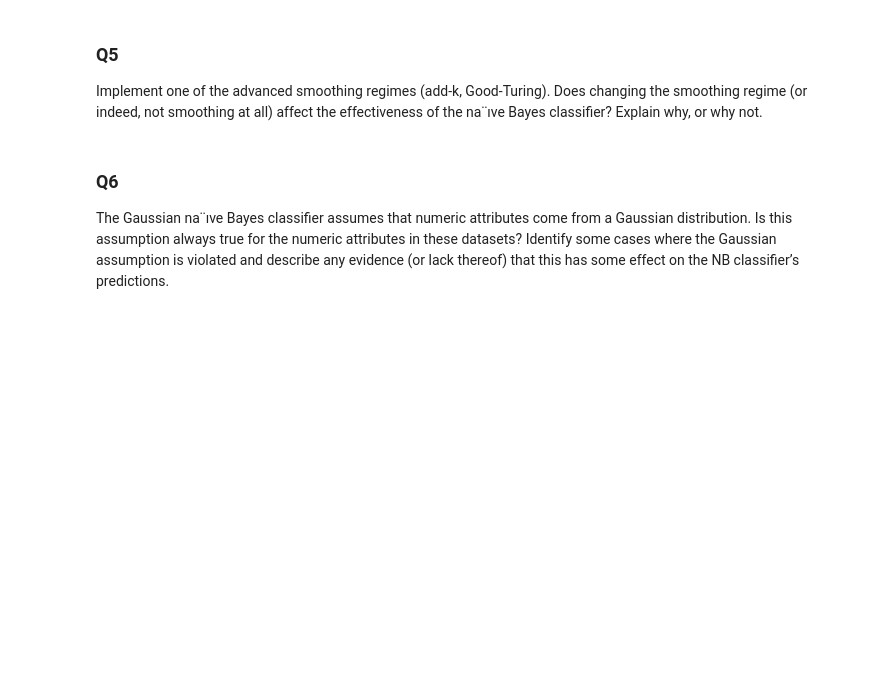
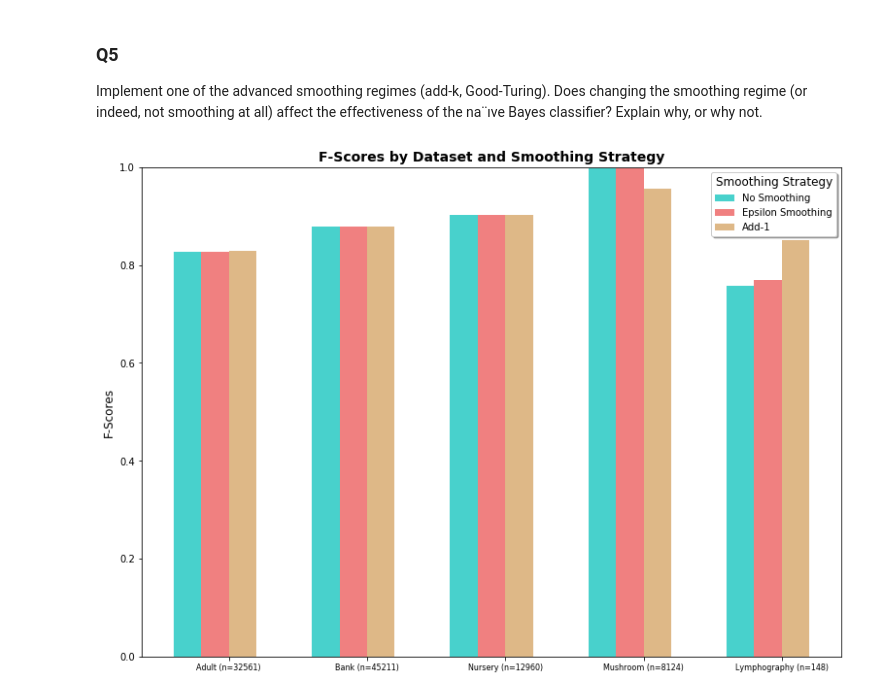
Before and after one commit to rohan-hitchcock/comp30027-machine-learning, a Jupyter notebook: ass1/src/submission/submission.ipynb, the cells around one changed output. Saved outputs shown, nothing was run; the diff lists cells and outputs as text; code cells hidden in the pictures; blank space fills up the shorter version.

```diff
--- a/ass1/src/submission/submission.ipynb
+++ b/ass1/src/submission/submission.ipynb
@@ -79,6 +683,3 @@ Evaluating the model on the same data that we use to train the model is consider
 # %% [markdown]
 ### Q5
 Implement one of the advanced smoothing regimes (add-k, Good-Turing). Does changing the smoothing regime (or indeed, not smoothing at all) affect the effectiveness of the na¨ıve Bayes classifier? Explain why, or why not.
-# %% [markdown]
-### Q6
-The Gaussian na¨ıve Bayes classifier assumes that numeric attributes come from a Gaussian distribution. Is this assumption always true for the numeric attributes in these datasets? Identify some cases where the Gaussian assumption is violated and describe any evidence (or lack thereof) that this has some effect on the NB classifier’s predictions.
@@ -84,0 +764,35 @@ The Gaussian na¨ıve Bayes classifier assumes that numeric attributes come from
+# %%
+#plot the results
+
+plt.rcParams['figure.figsize'] = [10, 7]
+
+nosmooth = np.array((adult_nosmooth["f-score"], bank_nosmooth["f-score"],
+                 nurs_nosmooth["f-score"], mush_nosmooth["f-score"],lymph_nosmooth["f-score"]))
+
+eps_smooth = np.array((adult_eps["f-score"], bank_eps["f-score"],
+                 nurs_eps["f-score"], mush_eps["f-score"], lymph_eps["f-score"]))
+
+ak_smooth = np.array((adult_ak["f-score"], bank_ak["f-score"],
+                 nurs_ak["f-score"], mush_ak["f-score"],lymph_ak["f-score"]))
+
+X = np.arange(5)
+ind = X + 0.3
+fig = plt.figure()
+ax = fig.add_axes([0,0,1,1])
+ax.set_ylim(0,1)
+ax.bar(X + 0.00, nosmooth, color = 'mediumturquoise', width = 0.2)
+ax.bar(X + 0.2, eps_smooth, color = 'lightcoral', width = 0.2)
+ax.bar(X + 0.4, ak_smooth, color = 'burlywood', width = 0.2)
+
+plt.ylabel('F-Scores', size=12)
+plt.title('F-Scores by Dataset and Smoothing Strategy', weight='bold',size=14)
+plt.xticks(ind, ('Adult (n=' + str(adult_cnfg["instances"])+')',
+                 'Bank (n=' + str(bank_cnfg["instances"])+')',
+                 'Nursery (n=' + str(nurs_cnfg["instances"])+')',
+                 'Mushroom (n=' + str(mush_cnfg["instances"])+')',
+                 'Lymphography (n=' + str(lymph_cnfg["instances"])+')'), size=8)
+plt.legend(('No Smoothing', 'Epsilon Smoothing', f'Add-{k}'), shadow=True, title="Smoothing Strategy",title_fontsize=12)
+
+plt.show()
+# %% [output]
+[figure, added]
```
Also changed, not shown: parts of 25 cells of this notebook.
